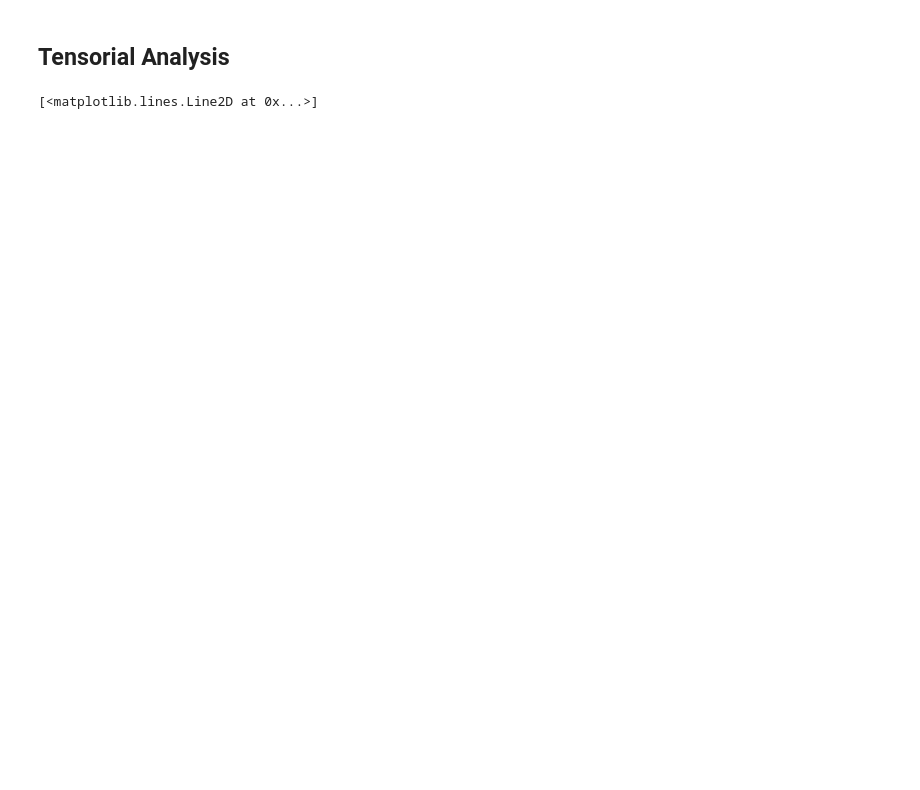
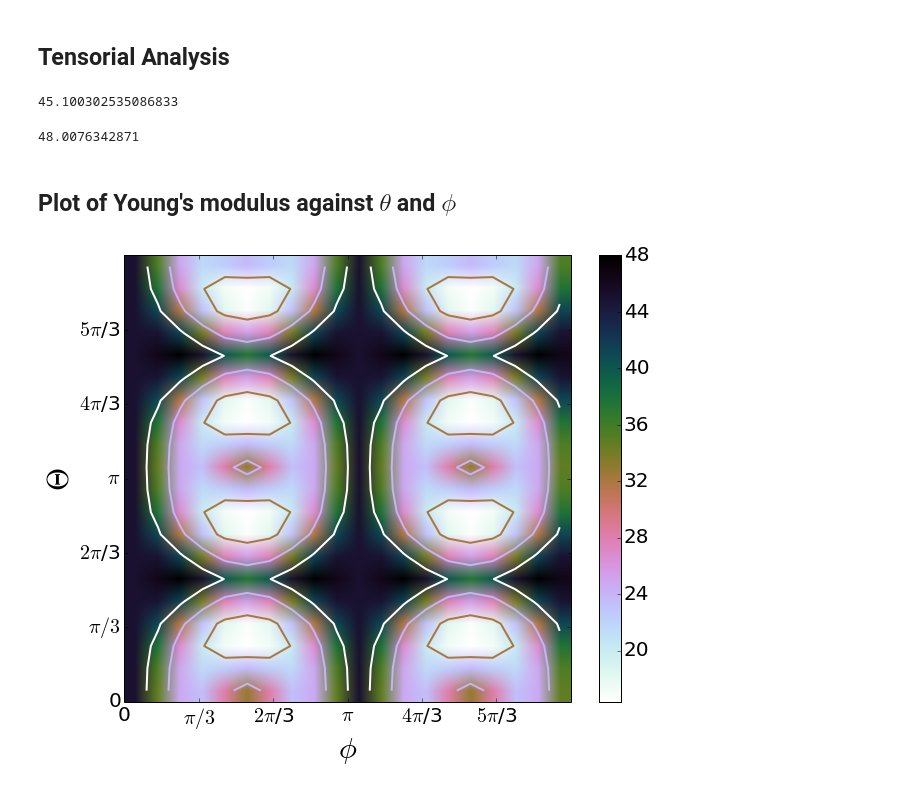
Before and after one commit to keeeto/VASP-Elastic, a Jupyter notebook: ElasticPropertiesTensorial.ipynb, the cells around one changed output. Cells and saved outputs as stored; diff of their text form; code cells hidden in the pictures; blank space fills up the shorter version.

```diff
--- a/ElasticPropertiesTensorial.ipynb
+++ b/ElasticPropertiesTensorial.ipynb
@@ -10,3 +6,19 @@ import matplotlib.pyplot as plt
+# %%
+%matplotlib inline
+import numpy as np
+import math
+import matplotlib
+import matplotlib.pyplot as plt
+from mpl_toolkits.mplot3d import Axes3D
+import pylab
+from pylab import rcParams
+import cubehelix
+
+rcParams['figure.figsize'] = 10, 8
+matplotlib.rc('xtick', labelsize=20)
+matplotlib.rc('ytick', labelsize=20)
+cx1 = cubehelix.cmap()
+cx2 = cubehelix.cmap(reverse=True)
 # %%
 def get_elastic_tensor(filename):
     ''' Reads the elastic tensor from the OUTCAR.
@@ -147,10 +184,7 @@ array([[ 32.20252,  27.1381 ,  11.8724 ,   0.     ,  -0.     ,   0.     ],
 # %% [markdown]
 ## Tensorial Analysis
 # %%
-a = YoungModulus(0.5,0.5,Sij)
+a = YoungModulus(0.,0.4475,Sij)
+a
+# %% [output]
+45.100302535086833
-# %%
-ax = plt.subplot(111, polar=True)
-a = np.arange(0,2*np.pi)
-ax.plot(YoungModulus(0,a,Sij),linewidth=2)
-# %% [output]
-[<matplotlib.lines.Line2D at 0x...>]
@@ -158,0 +191,28 @@ plt.show()
+# %%
+a = np.arange(0,2*np.pi,np.pi/60)
+YoungsDirectional = []
+for i in a:
+    for j in a:
+        YoungsDirectional.append(YoungModulus(i,j,Sij))
+print max(YoungsDirectional)
+# %% [output]
+48.0076342871
+# %% [markdown]
+## Plot of Young's modulus against $\theta$ and $\phi$
+# %%
+x=y=np.arange(0,2*np.pi,np.pi/10)
+X, Y = np.meshgrid(x, y)
+point_names = ['0','$\pi/3$','$2\pi$/3', '$\pi$','$4\pi$/3','$5\pi$/3','$2\pi$']
+Z = YoungModulus(X,Y,Sij)
+im = plt.imshow(Z,cmap=cx2,extent=(0,6,0,6),origin='lower')
+cset = plt.contour(Z,np.arange(0,50,10),linewidths=2,cmap=cx1,extent=(0,6,0,6),origin='lower')
+pylab.colorbar(im)
+#plt.clabel(cset, inline=True, fmt='%1.1f', fontsize=20)
+plt.xlabel('$\phi$', fontsize=30)
+plt.ylabel('$\Theta$', fontsize=30)
+plt.xticks(np.arange(0,6),point_names)
+plt.yticks(np.arange(0,6),point_names)
+plt.savefig('YoungsModulus.eps')
+plt.show()
+# %% [output]
+[figure, added]
```
Also changed, not shown: parts of 18 cells of this notebook, 5 other files.
